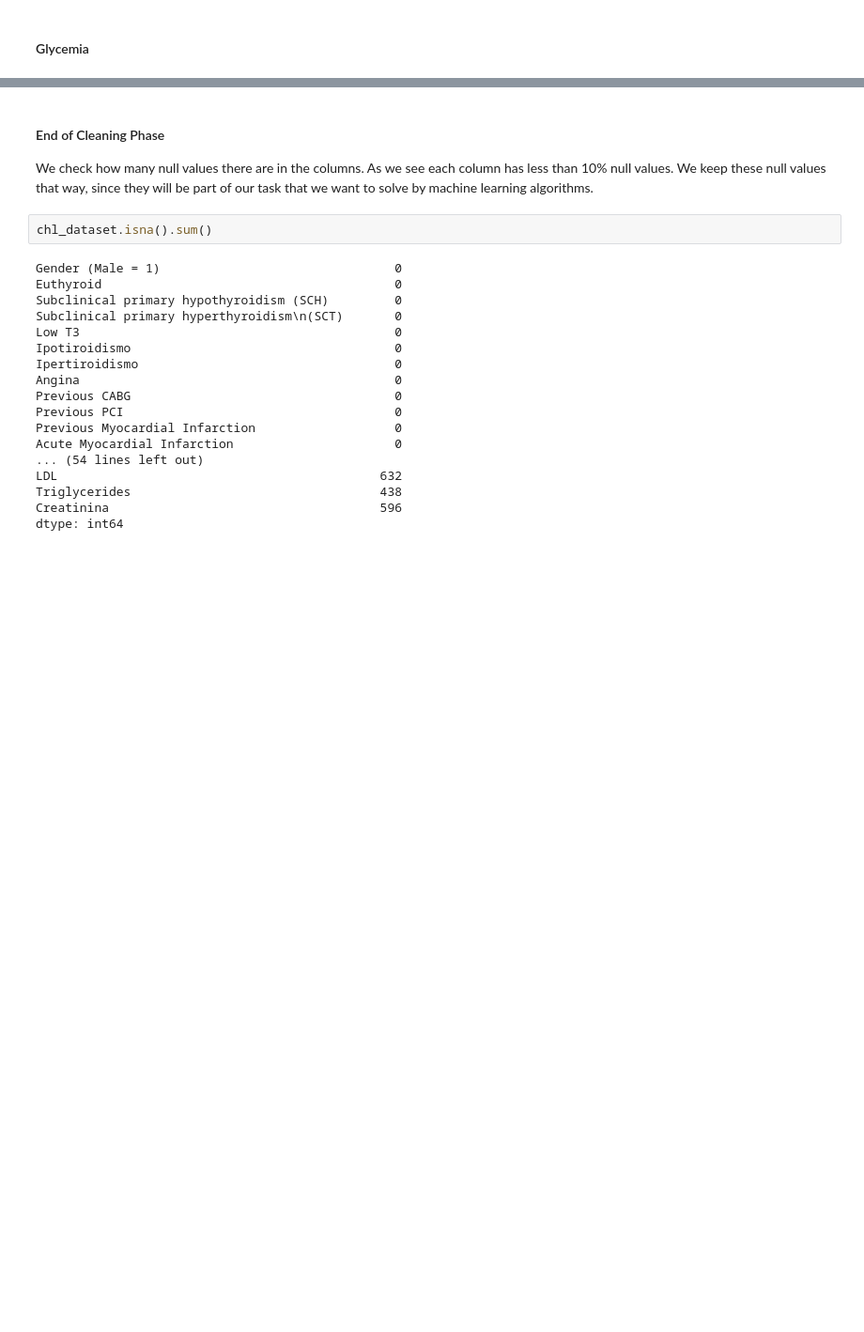
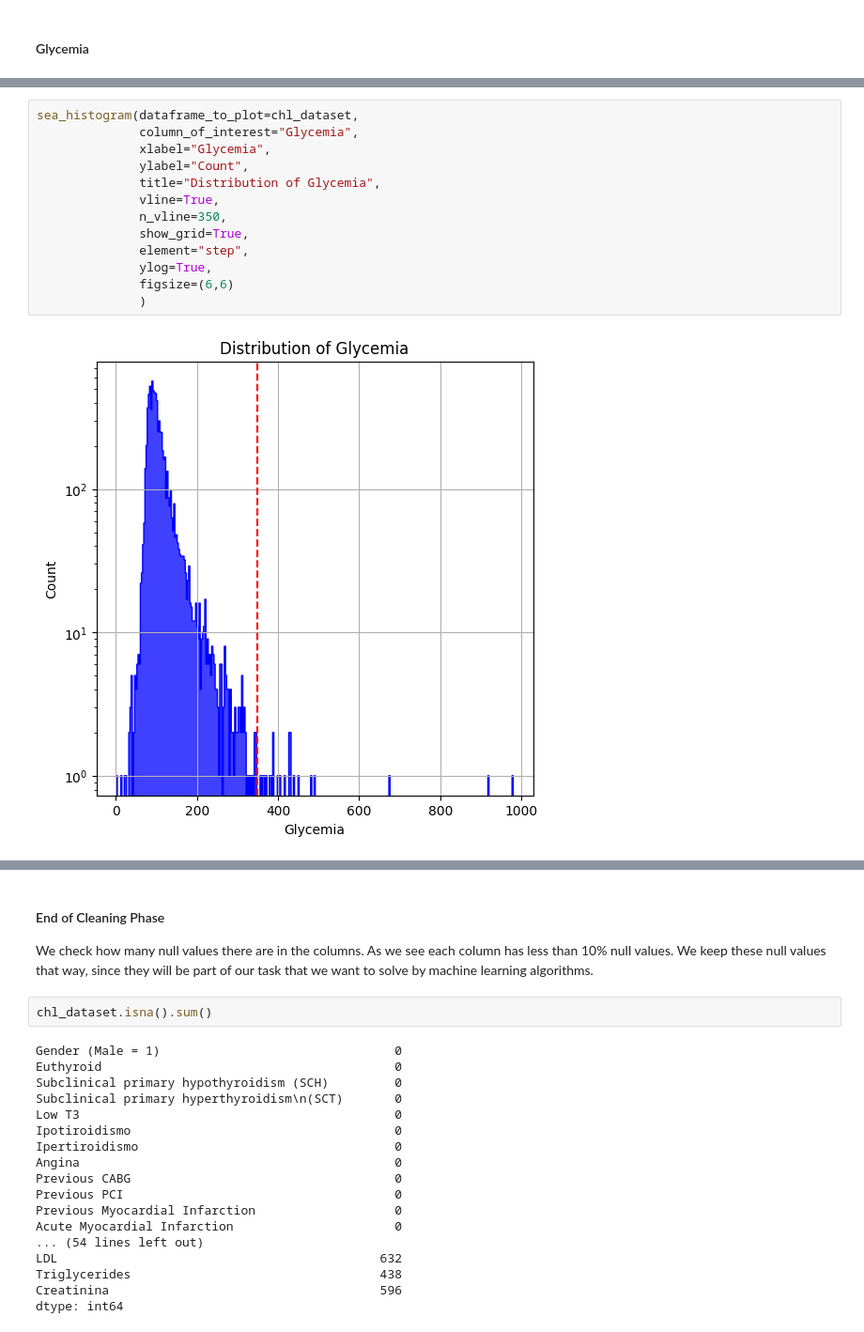
Before and after one commit to davide-marchi/clinical-data-encoding, a Jupyter notebook: Cleaning_Data.ipynb, the cells around one changed output, grey strips where cells are left out. Shown: that part at 94% size. Cells and saved outputs as stored; diff of their text form; blank space fills up the shorter version.

```diff
--- a/Cleaning_Data.ipynb
+++ b/Cleaning_Data.ipynb
@@ -321,0 +356,15 @@ boxplot_func(columns_of_interest="Glycemia",
+# %%
+sea_histogram(dataframe_to_plot=chl_dataset,
+              column_of_interest="Glycemia",
+              xlabel="Glycemia",
+              ylabel="Count",
+              title="Distribution of Glycemia",
+              vline=True,
+              n_vline=350,
+              show_grid=True,
+              element="step",
+              ylog=True,
+              figsize=(6,6)
+              )
+# %% [output]
+[figure, added]
```
Also changed, not shown: parts of 11 cells of this notebook, 1 other file.
